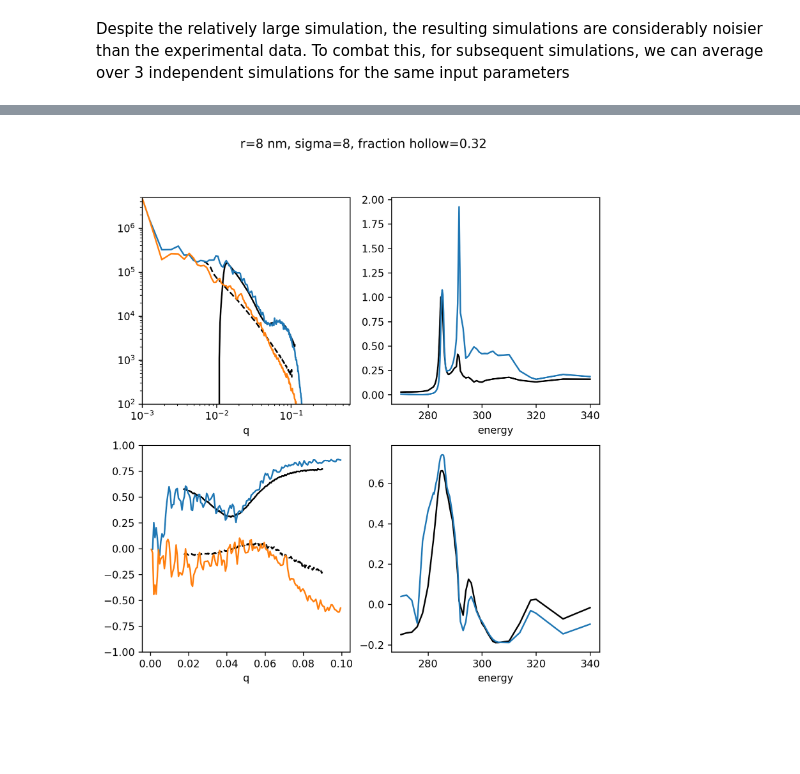
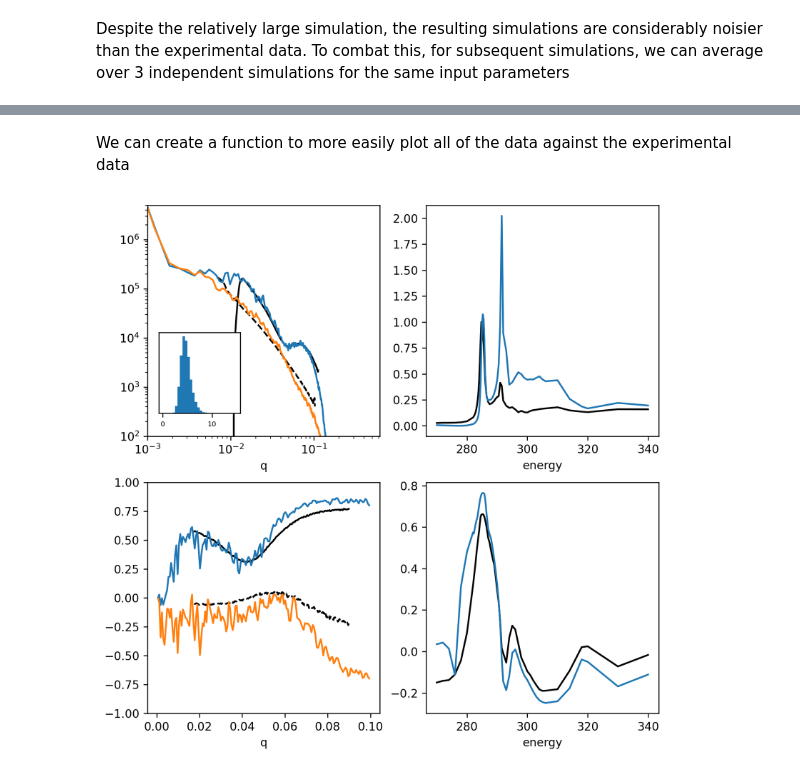
Before and after one commit to usnistgov/NRSS, a Jupyter notebook: src/NRSS_tutorials/MWCNTs/nb3_nrss.ipynb, the cells around one changed output, grey strips where cells are left out. Saved outputs shown, nothing was run; the diff lists cells and outputs as text; code cells hidden in the pictures; blank space fills up the shorter version.

```diff
--- a/src/NRSS_tutorials/MWCNTs/nb3_nrss.ipynb
+++ b/src/NRSS_tutorials/MWCNTs/nb3_nrss.ipynb
@@ -202,4 +193,0 @@ plt.axvline(275.5)
-# %%
-mwcnt2 = xr.load_dataarray('/home/pjd/Documents/CNTs/HOPGspectra2.nc')
-# %%
-mwcnt = xr.load_dataarray('HOPG_TEY.nc')
@@ -307,17 +309,18 @@ inside_value = 0
 S_inside = 0
 
 num_repeats = 3
+all_CNTs= []
 scattering_chi_all = np.zeros((55,360,725))
 
 for repeat in range(num_repeats):
-    all_CNTs = create_all_CNT(num_trials, radius_mu, radius_sigma, theta_mu, theta_sigma, length_lower, length_upper, BoxXY, BoxZ)
+    CNTs = create_all_CNT(num_trials, radius_mu, radius_sigma, theta_mu, theta_sigma, length_lower, length_upper, BoxXY, BoxZ)
 
-    upscale_all_CNTs(all_CNTs, BoxXY, BoxZ)
+    upscale_all_CNTs(CNTs, BoxXY, BoxZ)
 
     CNTs_dilated = np.zeros((BoxZ, BoxXY, BoxXY))
     S = CNTs_dilated.copy()
-    dilate_all_par_hollow(all_CNTs, CNTs_dilated, BoxXY, BoxZ, hollow_fraction, inside_value=0)
-    dilate_all_par_hollow(all_CNTs, S, BoxXY, BoxZ, hollow_fraction, inside_value=0)
+    dilate_all_par_hollow(CNTs, CNTs_dilated, BoxXY, BoxZ, hollow_fraction, inside_value=0)
+    dilate_all_par_hollow(CNTs, S, BoxXY, BoxZ, hollow_fraction, inside_value=0)
 
     CNTs_dilated = downscale_local_mean(CNTs_dilated, (2,2,2))
     S = downscale_local_mean(S, (2,2,2))
@@ -343,8 +346,13 @@ for repeat in range(num_repeats):
     scattering['qy'] = scattering.qy/10
     scattering_chi = integrator.integrateImageStack(scattering)
     scattering_chi_all += scattering_chi.values
-
+    for cnt in CNTs:
+        all_CNTs.append(np.round(cnt.radius)/2) # dividing by 2 accounts for downscaling
 
 scattering_chi_all /= num_repeats
 scattering_chi_all = xr.DataArray(scattering_chi_all, dims=['energy', 'chi', 'q'], coords={'energy':scattering_chi.energy, 'chi':scattering_chi.chi, 'q':scattering_chi.q})
+scattering_chi_all.attrs['radius_mu'] = radius_mu
+scattering_chi_all.attrs['radius_sigma'] = radius_sigma
+scattering_chi_all.attrs['hollow_fraction'] = hollow_fraction
+scattering_chi_all.attrs['cnt_radii'] = all_CNTs
 # %% [output]
@@ -389,3 +376,5 @@ scattering_chi_all.sel(energy=285,chi=slice(-110,-70)).mean('chi').plot(yscale='
+# %% [markdown]
+We can create a function to more easily plot all of the data against the experimental data
 # %%
 
 ### upper left plot
@@ -408,7 +397,7 @@ exp_ax2_1 = A_exp.sel(energy=292).sel(q=slice(0.0175, 0.09))
 exp_ax3= A_exp.sel(q=slice(0.06, 0.07)).mean('q')
 
 
-def plot_results(simulation_chi, radius_value, radius_sigma_value, hollow_value, count, show=False):
+def plot_results(simulation_chi, radius_sigma_value, hollow_value, show=True, filename=None):
     fig, ax = plt.subplots(2,2,figsize=(8,8),dpi=240)
     ax = ax.flatten()
     exp_ax0.plot(yscale='log',xscale='log', ax=ax[0],color='k',label='Exp')
@@ -434,7 +423,11 @@ def plot_results(simulation_chi, radius_value, radius_sigma_value, hollow_value,
     A.sel(energy=292, q=slice(1e-4, 0.1)).plot(ax=ax[2])
     A.sel(q=slice(0.06, 0.07)).mean('q').plot(ax=ax[3])
 
-    plt.suptitle(f'r={radius_value} nm, sigma={radius_sigma_value}, fraction hollow={hollow_value}')
+
+    ax_ins = ax[0].inset_axes([0.05, 0.1, 0.35, 0.35])
+    _ = ax_ins.hist(simulation_chi.attrs['cnt_radii'], bins=30,range=(0,15))
+    ax_ins.tick_params(axis='both', left=False, labelleft=False,labelsize=6)
+
     ax[0].set_xlim(1e-3)
     ax[0].set_ylim(1e2, 5e6)
     ax[2].set_ylim(-1, 1)
@@ -443,9 +436,12 @@ def plot_results(simulation_chi, radius_value, radius_sigma_value, hollow_value,
     if show:
         plt.show()
     else:
-        plt.savefig(f'parameter_sweep/figures/{count}.jpg', dpi=140, format='jpg', bbox_inches='tight')
-        plt.close()
+        if filename:
+            plt.savefig(filename, dpi=140, format='jpg', bbox_inches='tight')
+            plt.close()
+        else:
+            print('No filename provided. Figure not saved')
 # %%
-plot_results(scattering_chi_all, 8,8,0.32, 10, show=True)
+plot_results(scattering_chi_all, radius_sigma, hollow_fraction, show=True)
 # %% [output]
-[figure, old version]
+[figure, new version]
```
Also changed, not shown: parts of 41 cells of this notebook, 2 other files.
